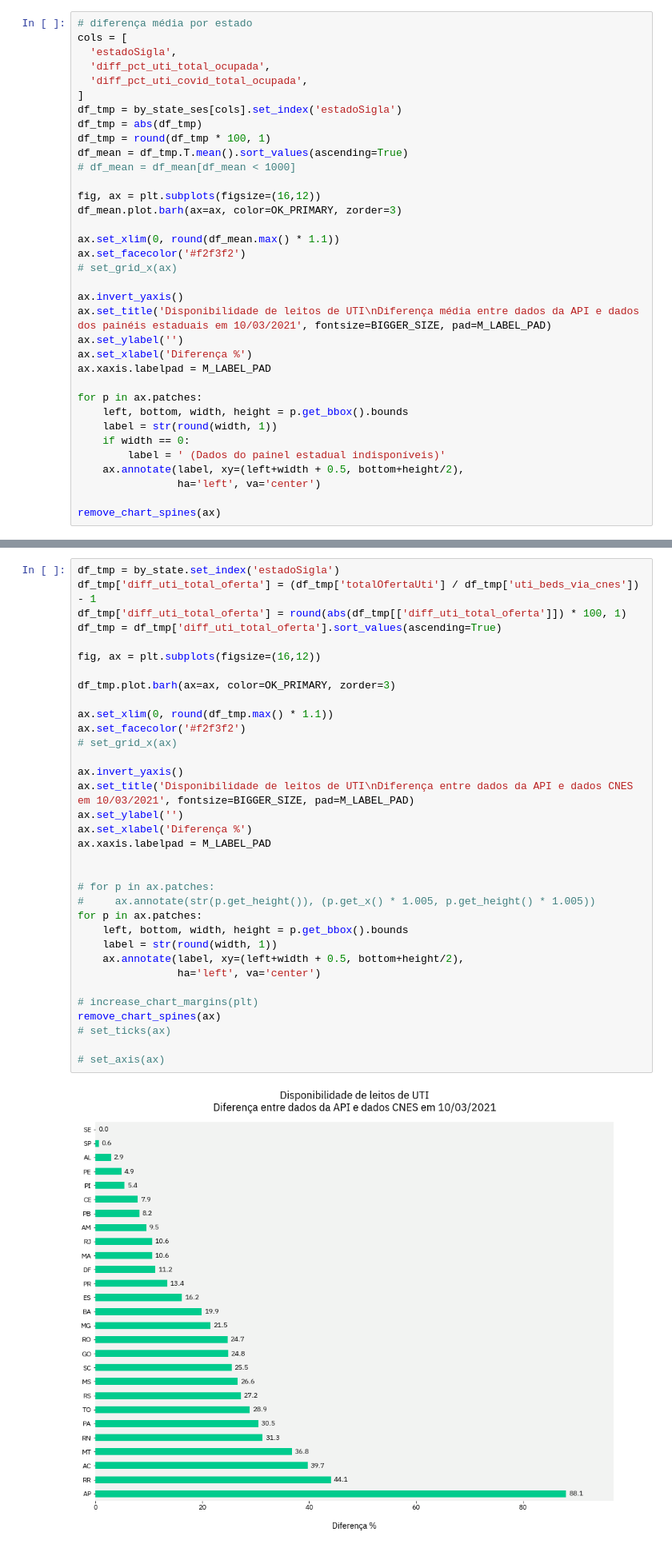
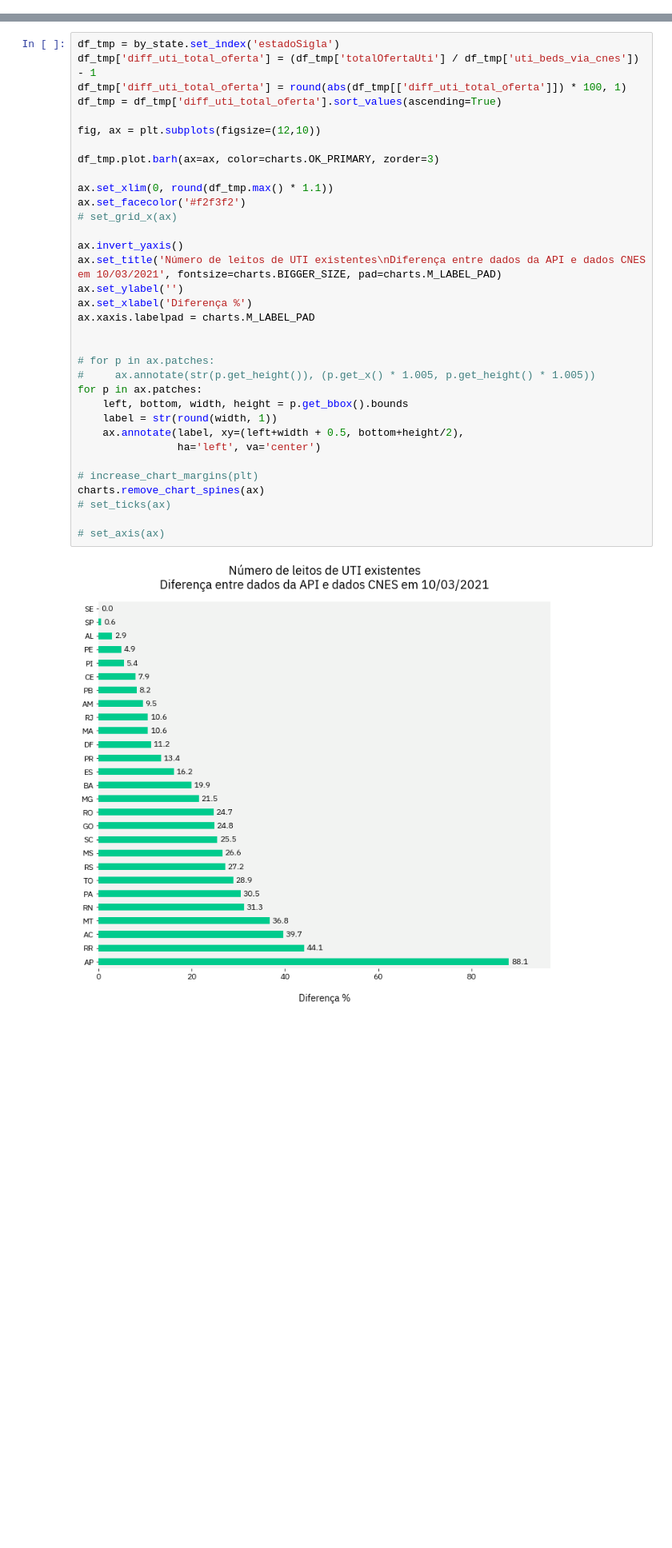
Before and after one commit to okfn-brasil/transparencia-leitos-covid-analise, a Jupyter notebook: Analysis.ipynb, the cells around one changed output, grey strips where cells are left out. Shown at 80% size. Drawn from its saved outputs; the diff is of its cells as text; blank space fills up the shorter version.

Commit message:
Improve more charts, add charts

```diff
--- a/Analysis.ipynb
+++ b/Analysis.ipynb
@@ -738,35 +648,0 @@ Text(0, -0.13, '*Células em cinza representam dados não disponíveis nos pain
-# %%
-# diferença média por estado
-cols = [
-  'estadoSigla',
-  'diff_pct_uti_total_ocupada',
-  'diff_pct_uti_covid_total_ocupada',
-]
-df_tmp = by_state_ses[cols].set_index('estadoSigla')
-df_tmp = abs(df_tmp)
-df_tmp = round(df_tmp * 100, 1)
-df_mean = df_tmp.T.mean().sort_values(ascending=True)
-# df_mean = df_mean[df_mean < 1000]
-
-fig, ax = plt.subplots(figsize=(16,12))
-df_mean.plot.barh(ax=ax, color=OK_PRIMARY, zorder=3)
-
-ax.set_xlim(0, round(df_mean.max() * 1.1))
-ax.set_facecolor('#f2f3f2')
-# set_grid_x(ax)
-
-ax.invert_yaxis()
-ax.set_title('Disponibilidade de leitos de UTI\nDiferença média entre dados da API e dados dos painéis estaduais em 10/03/2021', fontsize=BIGGER_SIZE, pad=M_LABEL_PAD)
-ax.set_ylabel('')
-ax.set_xlabel('Diferença %')
-ax.xaxis.labelpad = M_LABEL_PAD
-
-for p in ax.patches:
-    left, bottom, width, height = p.get_bbox().bounds
-    label = str(round(width, 1))
-    if width == 0:
-        label = ' (Dados do painel estadual indisponíveis)'
-    ax.annotate(label, xy=(left+width + 0.5, bottom+height/2),
-                ha='left', va='center')
-
-remove_chart_spines(ax)
@@ -877,36 +774,36 @@ See the caveats in the documentation: https://pandas.pydata.org/pandas-docs/stab
 # %%
 df_tmp = by_state.set_index('estadoSigla')
 df_tmp['diff_uti_total_oferta'] = (df_tmp['totalOfertaUti'] / df_tmp['uti_beds_via_cnes']) - 1
 df_tmp['diff_uti_total_oferta'] = round(abs(df_tmp[['diff_uti_total_oferta']]) * 100, 1)
 df_tmp = df_tmp['diff_uti_total_oferta'].sort_values(ascending=True)
 
-fig, ax = plt.subplots(figsize=(16,12))
+fig, ax = plt.subplots(figsize=(12,10))
 
-df_tmp.plot.barh(ax=ax, color=OK_PRIMARY, zorder=3)
+df_tmp.plot.barh(ax=ax, color=charts.OK_PRIMARY, zorder=3)
 
 ax.set_xlim(0, round(df_tmp.max() * 1.1))
 ax.set_facecolor('#f2f3f2')
 # set_grid_x(ax)
 
 ax.invert_yaxis()
-ax.set_title('Disponibilidade de leitos de UTI\nDiferença entre dados da API e dados CNES em 10/03/2021', fontsize=BIGGER_SIZE, pad=M_LABEL_PAD)
+ax.set_title('Número de leitos de UTI existentes\nDiferença entre dados da API e dados CNES em 10/03/2021', fontsize=charts.BIGGER_SIZE, pad=charts.M_LABEL_PAD)
 ax.set_ylabel('')
 ax.set_xlabel('Diferença %')
-ax.xaxis.labelpad = M_LABEL_PAD
+ax.xaxis.labelpad = charts.M_LABEL_PAD
 
 
 # for p in ax.patches:
 #     ax.annotate(str(p.get_height()), (p.get_x() * 1.005, p.get_height() * 1.005))
 for p in ax.patches:
     left, bottom, width, height = p.get_bbox().bounds
     label = str(round(width, 1))
     ax.annotate(label, xy=(left+width + 0.5, bottom+height/2),
                 ha='left', va='center')
 
 # increase_chart_margins(plt)
-remove_chart_spines(ax)
+charts.remove_chart_spines(ax)
 # set_ticks(ax)
 
 # set_axis(ax)
 # %% [output]
-[figure, old version]
+[figure, new version]
```
Also changed, not shown: parts of 20 cells of this notebook, 8 other files.
